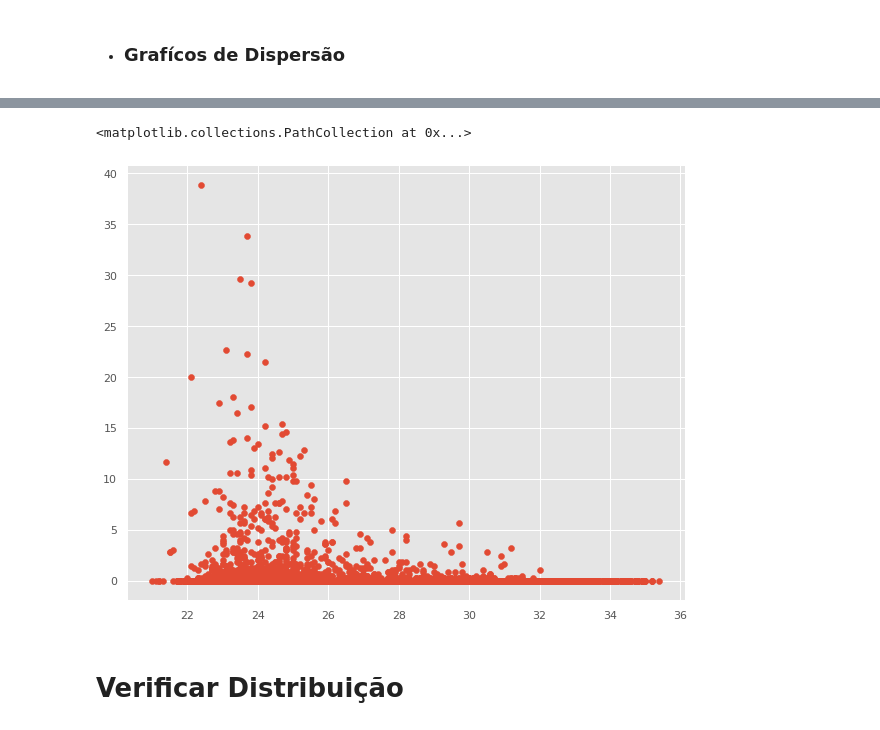
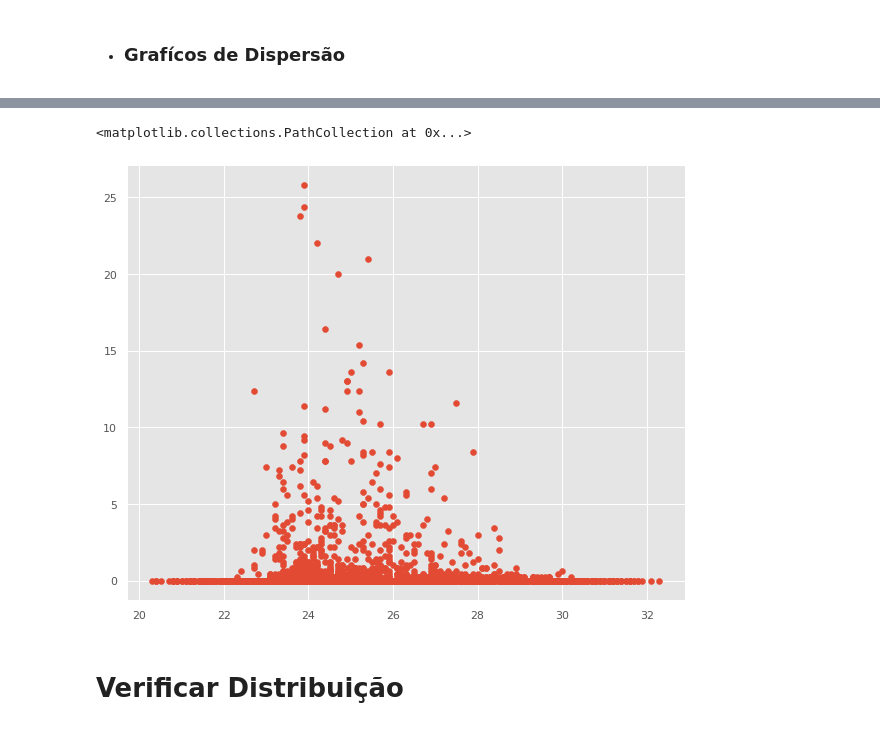
Before and after one commit to Douglas-cc/metereologia_amapa, a Jupyter notebook: src/EDA-Porto Grande.ipynb, the cells around one changed output, grey strips where cells are left out. Cells and saved outputs as stored; diff of their text form; code cells hidden in the pictures.

```diff
--- a/src/EDA-Porto Grande.ipynb
+++ b/src/EDA-Porto Grande.ipynb
@@ -328,8 +328,8 @@ plt.scatter(portogrande.hora, portogrande.precipitacao)
 # %%
-plt.scatter(portogrande.temp_ins, portogrande.precipitacao)
+plt.scatter(portogrande.temp_inst, portogrande.precipitacao)
 # %% [output]
 <matplotlib.collections.PathCollection at 0x...>
-[figure, old version]
+[figure, new version]
 # %% [markdown]
 # Verificar Distribuição
 # %% [markdown]
```
Also changed, not shown: parts of 32 cells of this notebook, 13 other files.
